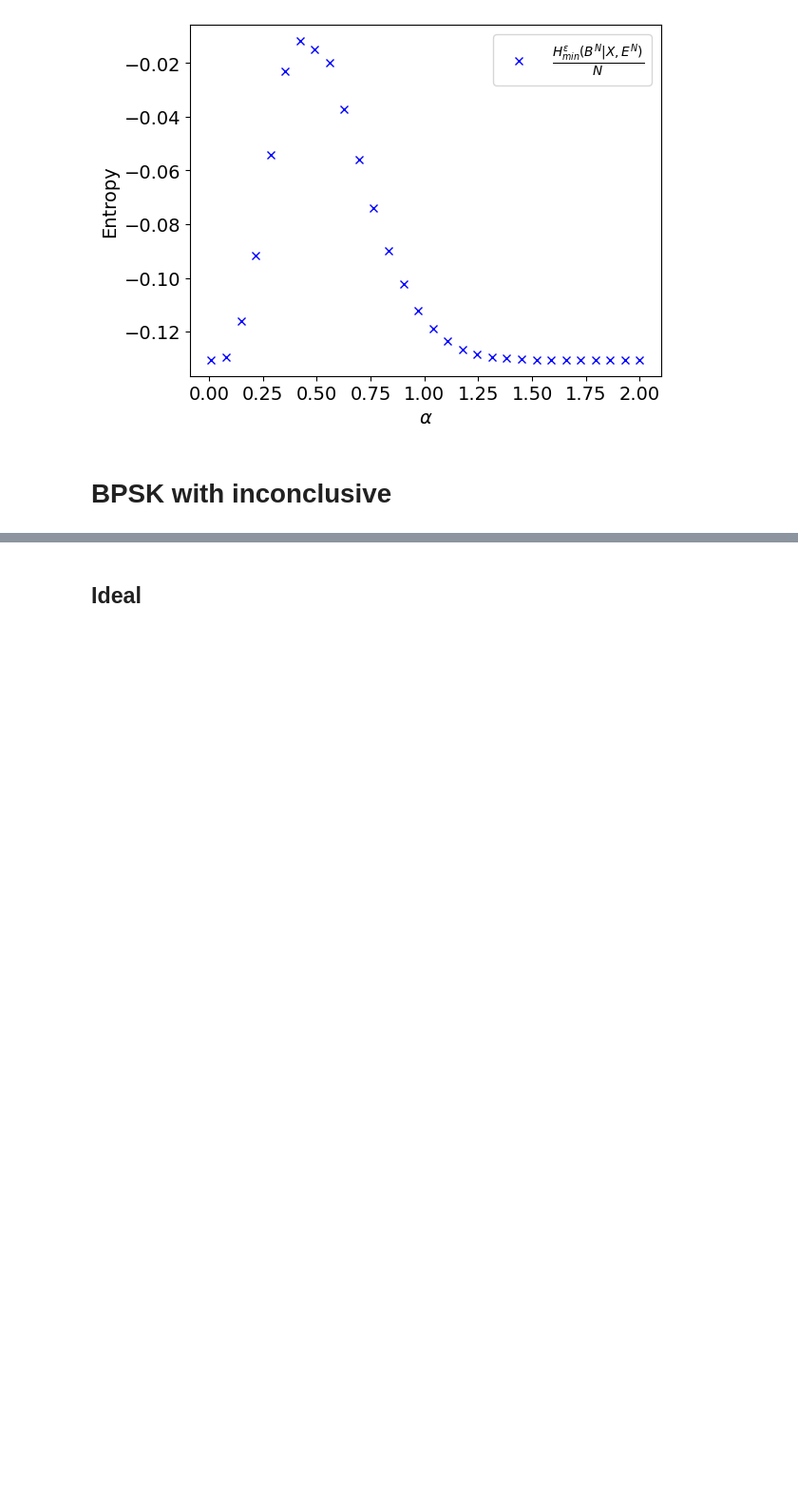
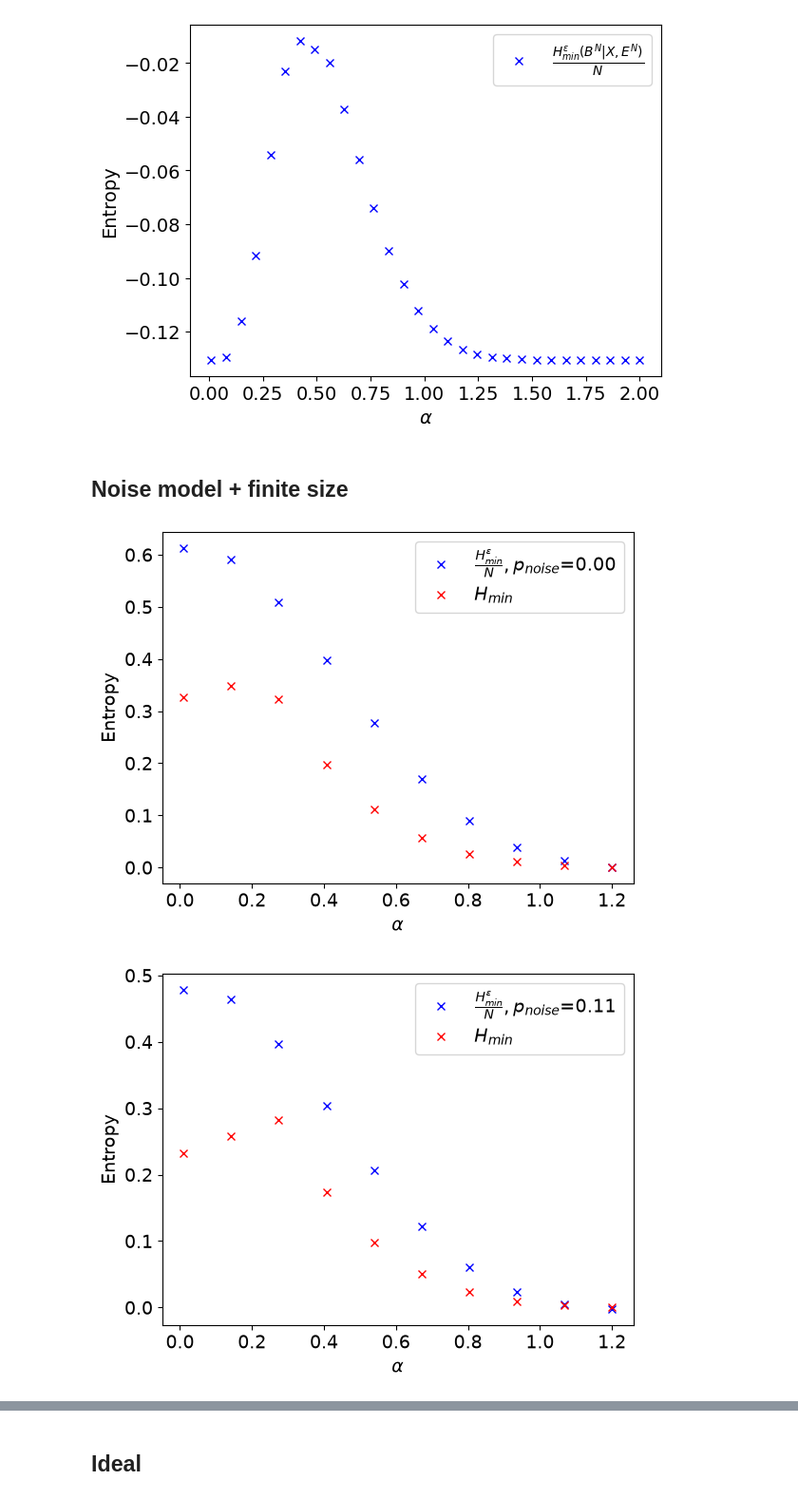
Before and after one commit to thmaoe/Master-thesis-QKD, a Jupyter notebook: results_paper.ipynb, the cells around one changed output, grey strips where cells are left out. Shown at 95% size. Drawn from its saved outputs; the diff is of its cells as text; code cells hidden in the pictures; blank space fills up the shorter version.

```diff
--- a/results_paper.ipynb
+++ b/results_paper.ipynb
@@ -517,7 +586,7 @@ plt.legend(fontsize=14)
 # %% [markdown]
 ## Bad alpha + finite size
 # %%
-res = {'alpha': [], 'vals': [], }
+res = {'alpha': [], 'vals': []}
 alphas = np.linspace(0.01, 2, 30)
 
 for alpha in alphas:
@@ -542,5 +611,39 @@ plt.legend(fontsize=14)
 # %% [output]
 <matplotlib.legend.Legend at 0x...>
 [figure]
-# %% [markdown]
-# BPSK with inconclusive
+# %% [markdown]
+## Noise model + finite size
+# %%
+res = [{'alpha': [], 'vals': [], 'hmin': []} for _ in range(10)]
+pnoises = np.linspace(0, 1, 10)
+alphas = np.linspace(0.01, 1.2, 10)
+
+for i, pnoise in enumerate(pnoises):
+    for alpha in alphas:
+        ps = []
+        delta = 0.0
+        delta, p = simulation.doSimul(alpha, 1/2, '2', 5*10**7, 1, False, False, 0, pnoise)
+        H_theo, lambdas, Rs, cm = shannonLower.getHDual(delta, p[0], 1/2)
+        hmin = HminLowerb.getHmin(p[0], delta, 1/2)
+        for _ in range(5):
+            delta, p = simulation.doSimul(alpha, 1/2, '2', 5*10**7, 1, False, False, 0, pnoise)
+            ps.append(p[0])
+        val = ShannonEAT.getH3(ps, 5*10**7, lambdas, Rs, cm, 2)
+        # print(val)
+        res[i]['vals'].append(val)
+        res[i]['alpha'].append(alpha)
+        res[i]['hmin'].append(hmin)
+        # print(res[i])
+# %%
+for i in range(10):
+    plt.figure()
+    plt.plot(alphas, res[i]['vals'], 'bx', label=r'$\frac{H_{min}^\epsilon}{N}, p_{noise}$='+"%.2f"%pnoises[i])
+    plt.plot(alphas, res[i]['hmin'], 'rx', label=r'$H_{min}$')
+    plt.xlabel(r'$\alpha$', fontsize=14)
+    plt.ylabel(r'Entropy', fontsize=14)
+    plt.xticks(fontsize=14)
+    plt.yticks(fontsize=14)
+    plt.legend(fontsize=14)
+# %% [output]
+[figure, added]
+[figure, added]
```
Also changed, not shown: parts of 50 cells of this notebook.
